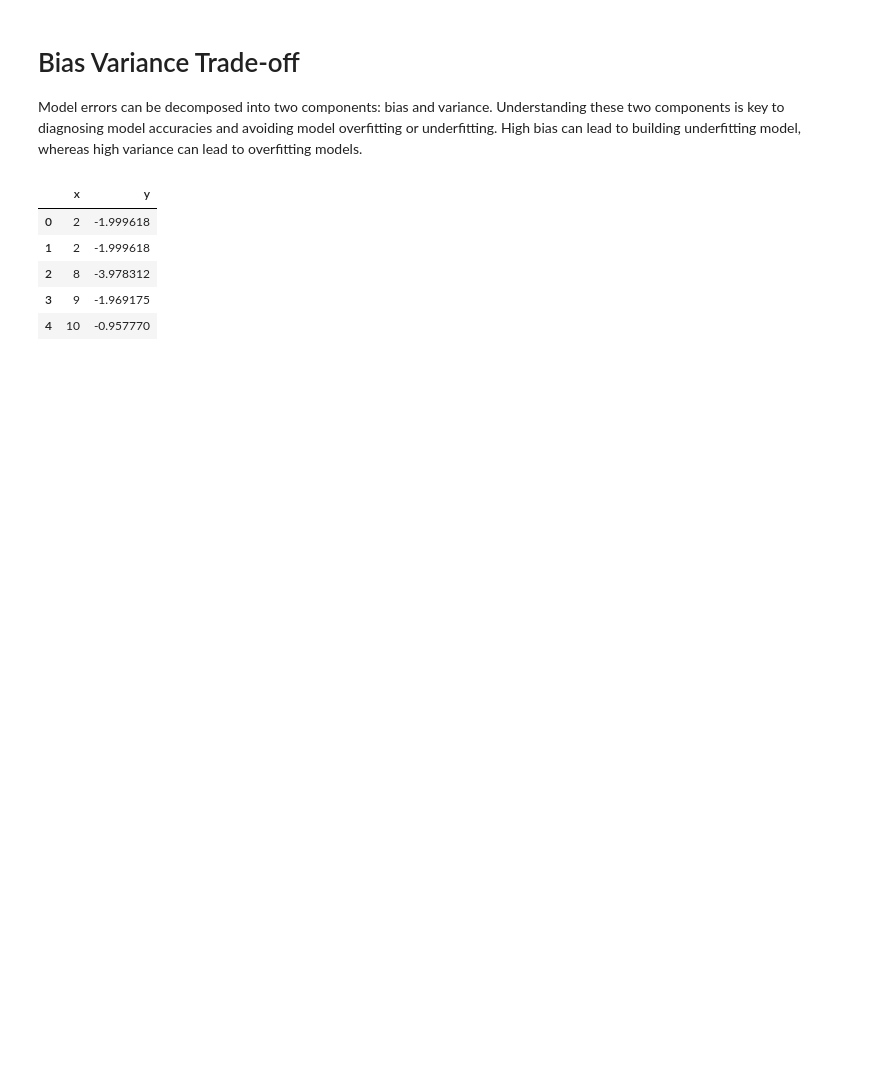
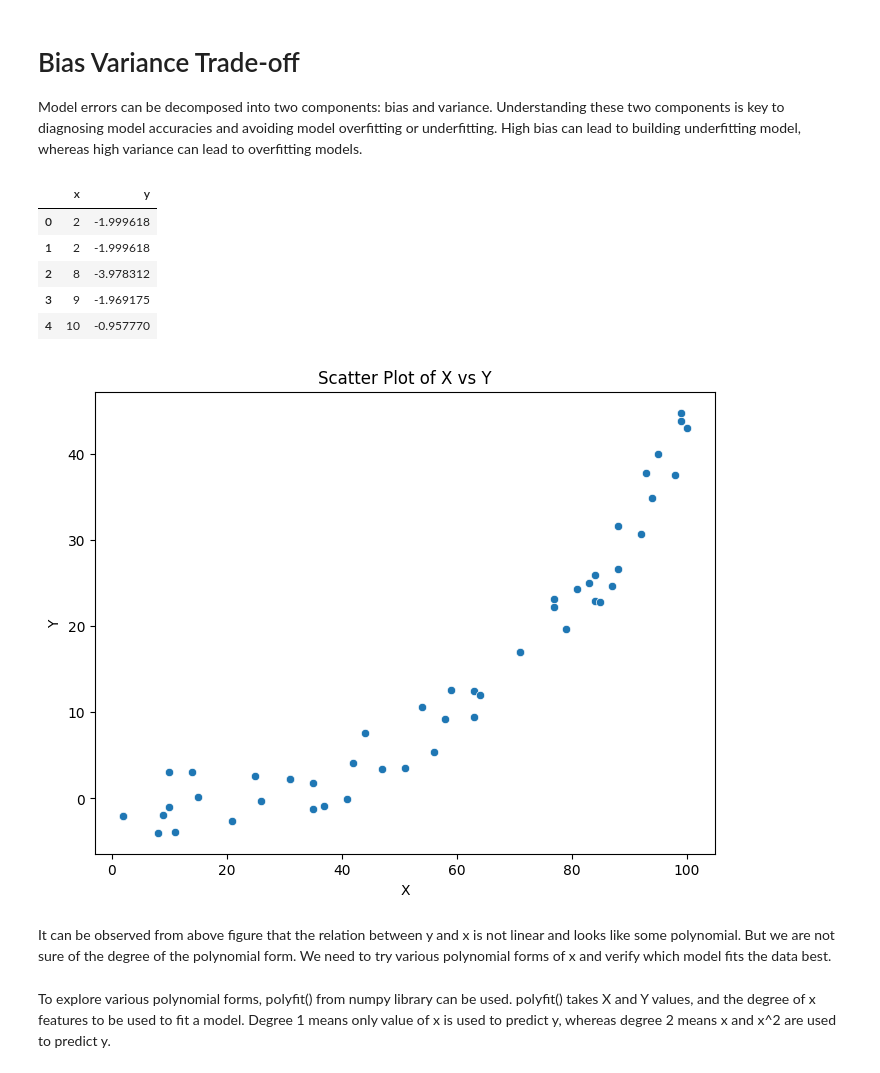
Before and after one commit to Anurag-Warthi/ExcelR, a Jupyter notebook: Data Science/04-Advanced_ML/03-Bias_Variance.ipynb, the cells around one changed output. Saved outputs shown, nothing was run; the diff lists cells and outputs as text; code cells hidden in the pictures; blank space fills up the shorter version.

Commit message:
Bias and Variance with degree 2

```diff
--- a/Data Science/04-Advanced_ML/03-Bias_Variance.ipynb
+++ b/Data Science/04-Advanced_ML/03-Bias_Variance.ipynb
@@ -18,3 +18,16 @@ curve_df.head()
 | 2 | 8 | -3.978312 |
 | 3 | 9 | -1.969175 |
 | 4 | 10 | -0.957770 |
+# %%
+plt.figure(figsize=(8,6))
+sns.scatterplot(data=curve_df, x='x', y='y')
+plt.title('Scatter Plot of X vs Y')
+plt.xlabel('X')
+plt.ylabel('Y')
+plt.show()
+# %% [output]
+[figure, added]
+# %% [markdown]
+It can be observed from above figure that the relation between y and x is not linear and looks like some polynomial. But we are not sure of the degree of the polynomial form. We need to try various polynomial forms of x and verify which model fits the data best.
+# %% [markdown]
+To explore various polynomial forms, polyfit() from numpy library can be used. polyfit() takes X and Y values, and the degree of x features to be used to fit a model. Degree 1 means only value of x is used to predict y, whereas degree 2 means x and x^2 are used to predict y.
```
Also changed, not shown: parts of 6 cells of this notebook.
